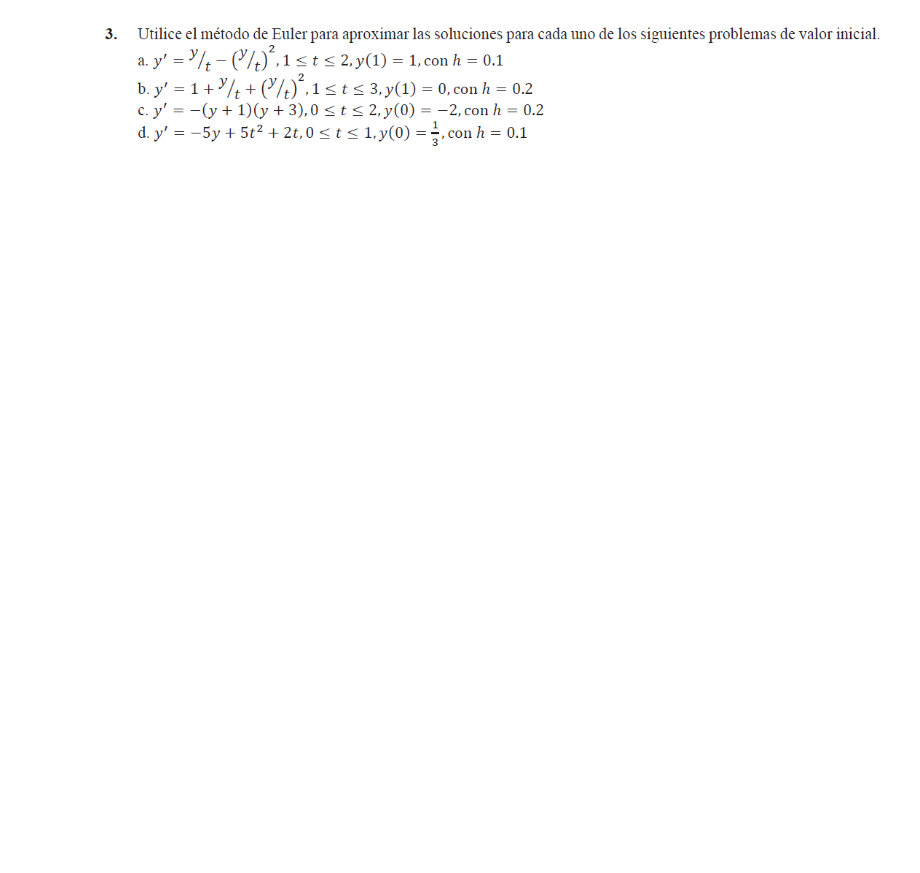
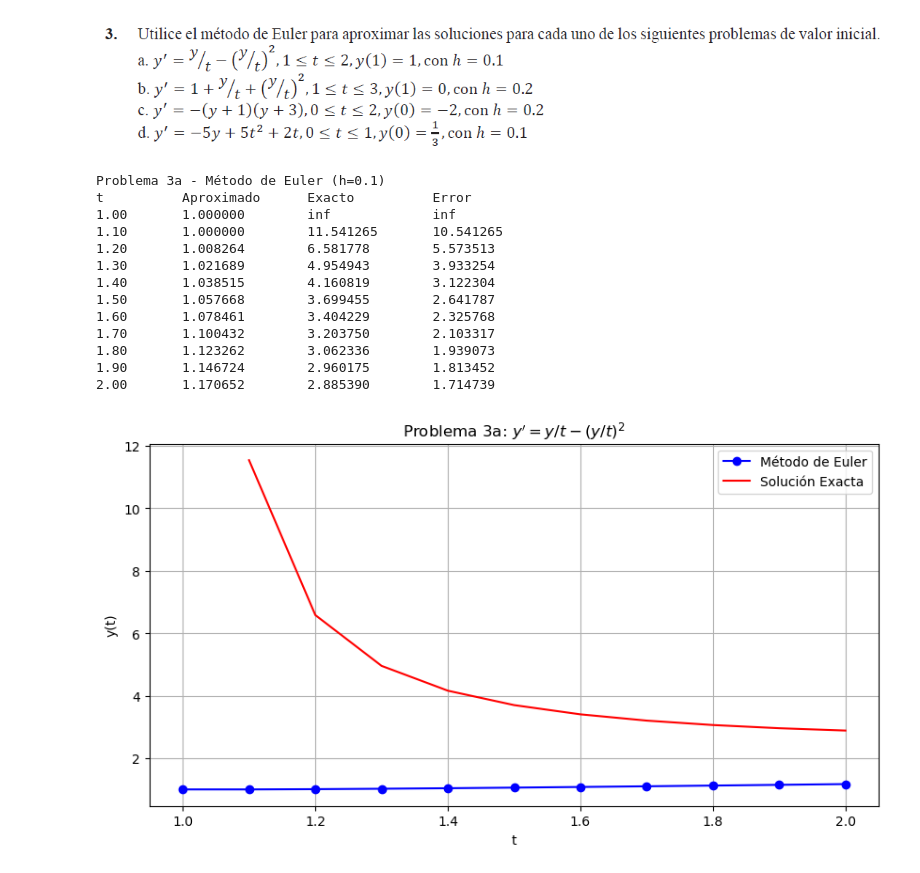
Before and after one commit to JASL22/-Tarea-12-Ejercicios-Unidad-05-A-ODE-Metodo-de-Euler, a Jupyter notebook: Deber 12.ipynb, the cells around one changed output. Saved outputs shown, nothing was run; the diff lists cells and outputs as text; code cells hidden in the pictures; blank space fills up the shorter version.

```diff
--- a/Deber 12.ipynb
+++ b/Deber 12.ipynb
@@ -337,2 +338,56 @@ Error máximo: 0.118478
 # %% [markdown]
 ![image.png](attachment:image.png)
+# %%
+import numpy as np
+import matplotlib.pyplot as plt
+
+# 3.a)
+# Definición de la EDO y solución exacta
+def f3a(t, y):
+    return y/t - (y/t)**2
+
+def exact_sol3a(t):
+    return t / np.log(t)
+
+# Parámetros
+t0, y0 = 1, 1
+h = 0.1
+n = int((2 - t0)/h)
+
+# Método de Euler
+t_euler, y_euler = euler_method(f3a, t0, y0, h, n)
+
+# Solución exacta
+y_exact = exact_sol3a(t_euler)
+
+# Resultados
+print("Problema 3a - Método de Euler (h=0.1)")
+print("{:<10} {:<15} {:<15} {:<15}".format("t", "Aproximado", "Exacto", "Error"))
+for ti, ye, ya in zip(t_euler, y_euler, y_exact):
+    print("{:<10.2f} {:<15.6f} {:<15.6f} {:<15.6f}".format(ti, ye, ya, abs(ya - ye)))
+
+# Gráfico
+plt.figure(figsize=(10, 5))
+plt.plot(t_euler, y_euler, 'bo-', label='Método de Euler')
+plt.plot(t_euler, y_exact, 'r-', label='Solución Exacta')
+plt.title("Problema 3a: $y' = y/t - (y/t)^2$")
+plt.xlabel('t')
+plt.ylabel('y(t)')
+plt.legend()
+plt.grid()
+plt.show()
+# %% [output]
+Problema 3a - Método de Euler (h=0.1)
+t          Aproximado      Exacto          Error
+1.00       1.000000        inf             inf
+1.10       1.000000        11.541265       10.541265
+1.20       1.008264        6.581778        5.573513
+1.30       1.021689        4.954943        3.933254
+1.40       1.038515        4.160819        3.122304
+1.50       1.057668        3.699455        2.641787
+1.60       1.078461        3.404229        2.325768
+1.70       1.100432        3.203750        2.103317
+1.80       1.123262        3.062336        1.939073
+1.90       1.146724        2.960175        1.813452
+2.00       1.170652        2.885390        1.714739
+[figure, added]
```
Also changed, not shown: parts of 2 cells of this notebook.
